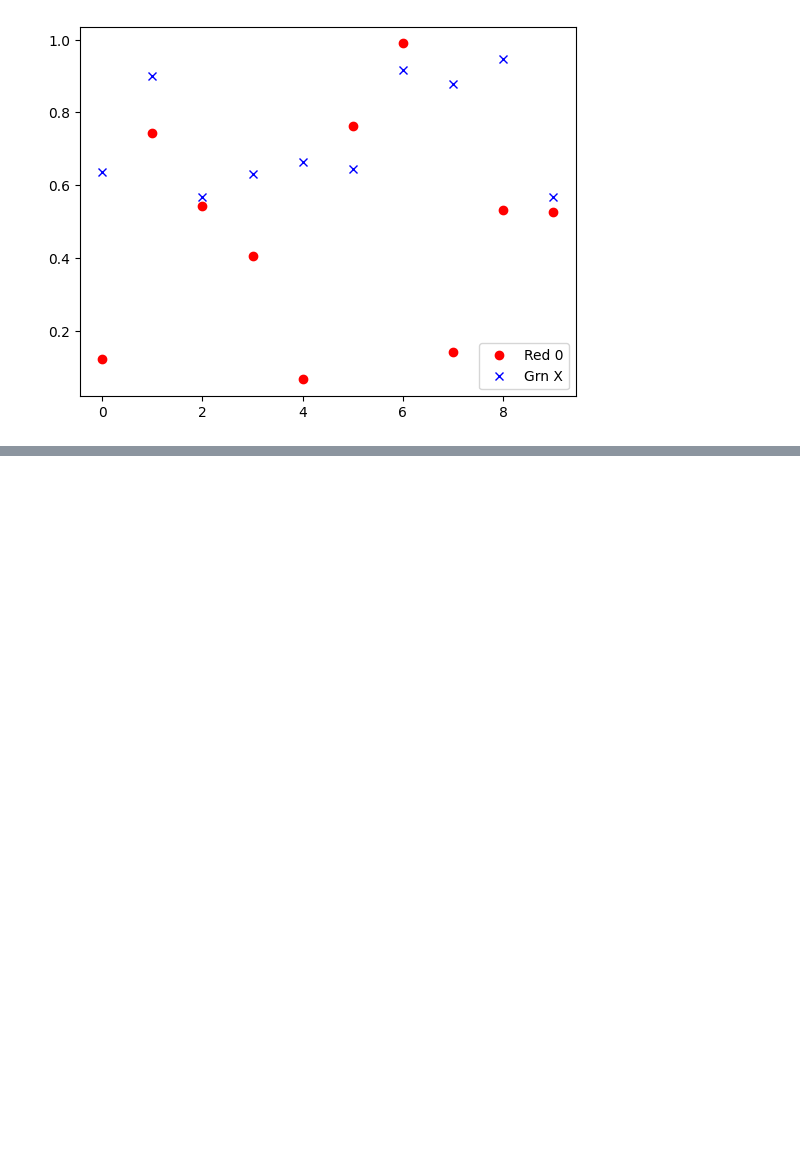
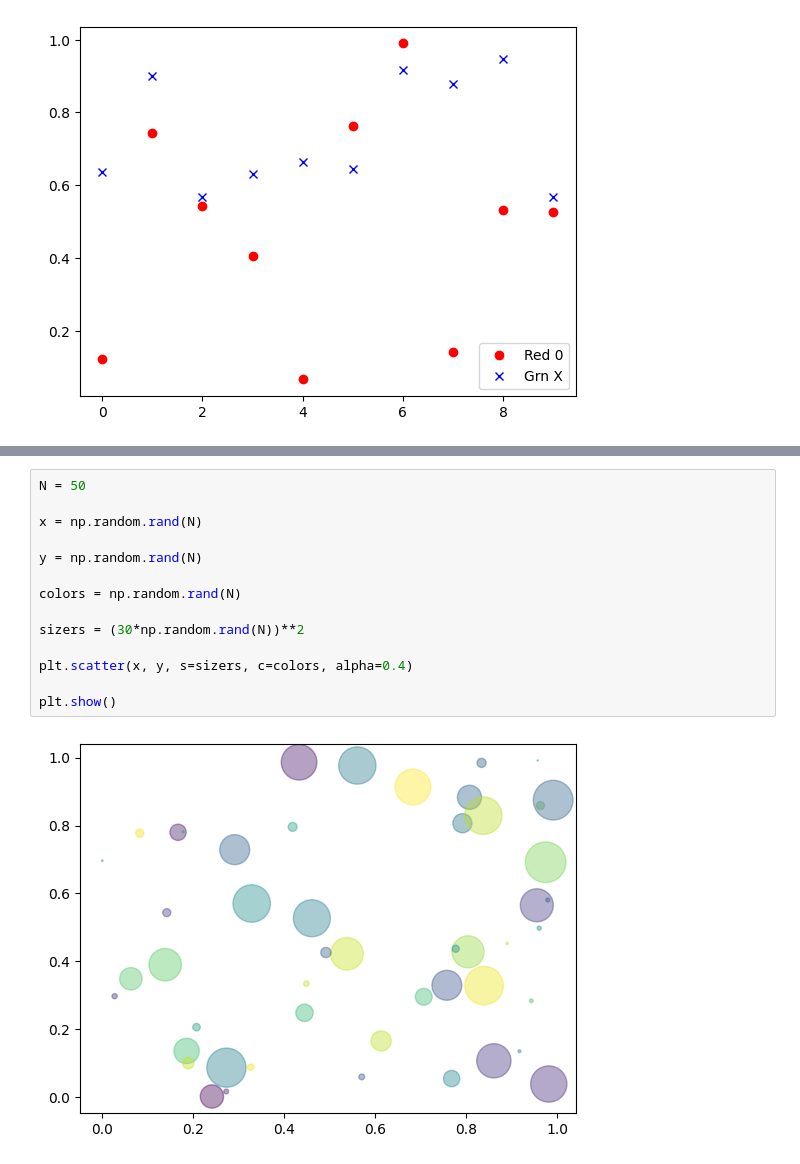
Before and after one commit to MuhammadjonArabov/Data-science, a Jupyter notebook: Vizualization/new.ipynb, the cells around one changed output, grey strips where cells are left out. Drawn from its saved outputs; the diff is of its cells as text; blank space fills up the shorter version.

```diff
--- a/Vizualization/new.ipynb
+++ b/Vizualization/new.ipynb
@@ -77,0 +78,16 @@ plt.show()
+# %%
+N = 50
+
+x = np.random.rand(N)
+
+y = np.random.rand(N)
+
+colors = np.random.rand(N)
+
+sizers = (30*np.random.rand(N))**2
+
+plt.scatter(x, y, s=sizers, c=colors, alpha=0.4)
+
+plt.show()
+# %% [output]
+[figure, added]
```
Also changed, not shown: parts of 4 cells of this notebook, 2 other files.
